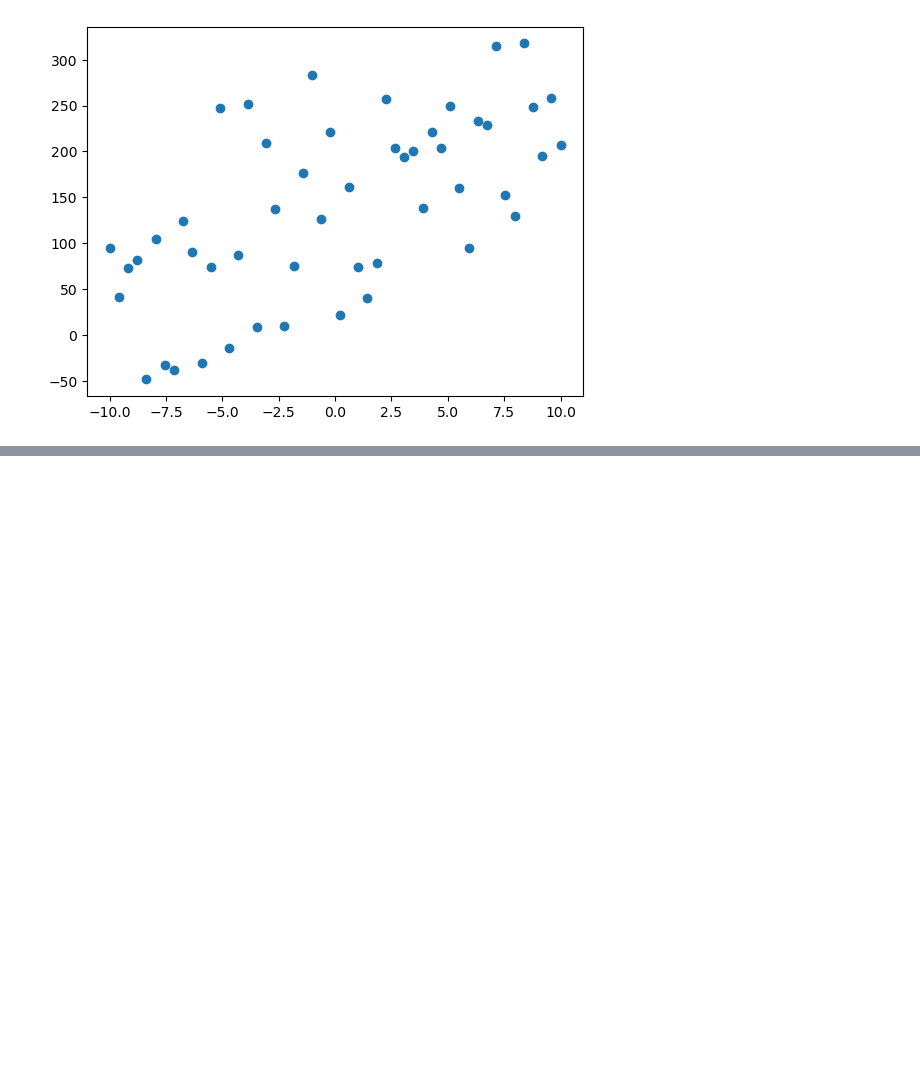
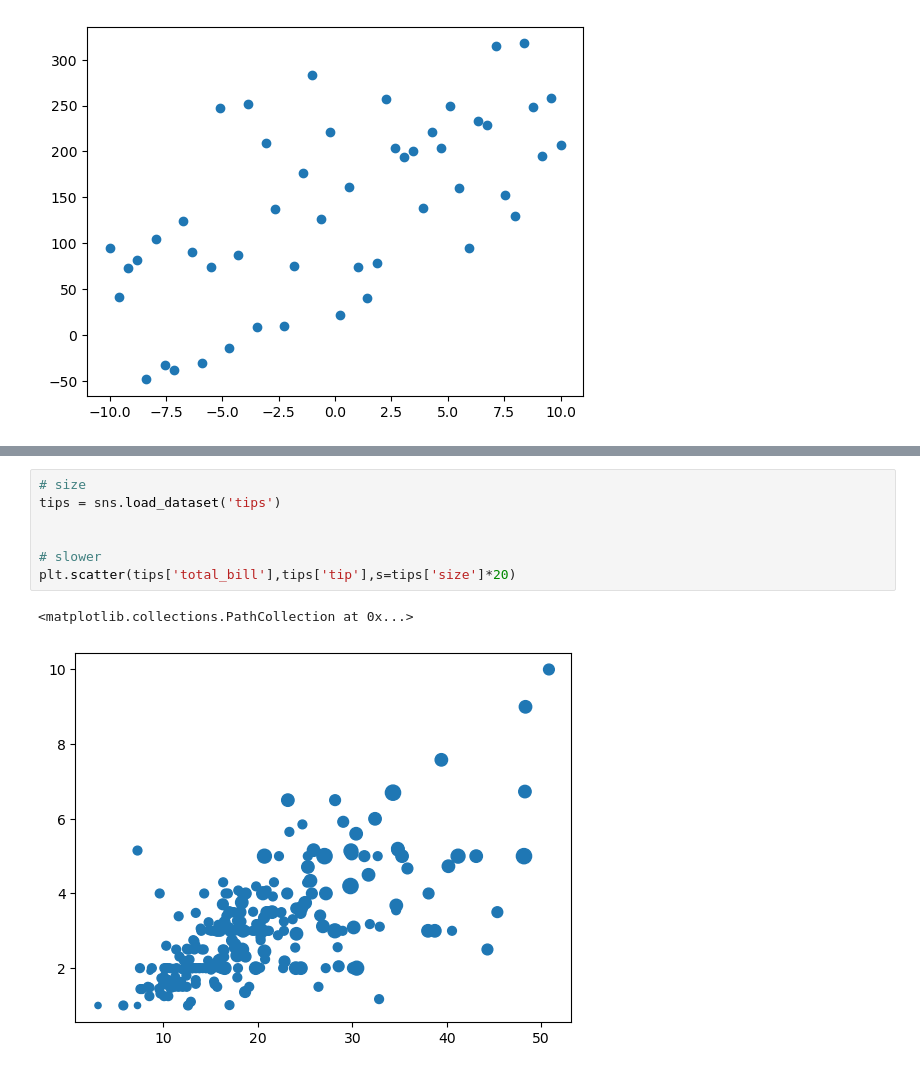
Before and after one commit to rakeshtunasahu/All-about-Python-basic-OOPs-libraries-, a Jupyter notebook: Matplotlib/scatter_plots.ipynb, the cells around one changed output, grey strips where cells are left out. Saved outputs shown, nothing was run; the diff lists cells and outputs as text; blank space fills up the shorter version.

```diff
--- a/Matplotlib/scatter_plots.ipynb
+++ b/Matplotlib/scatter_plots.ipynb
@@ -35,0 +56,10 @@ plt.scatter(x,y)
+# %%
+# size
+tips = sns.load_dataset('tips')
+
+
+# slower
+plt.scatter(tips['total_bill'],tips['tip'],s=tips['size']*20)
+# %% [output]
+<matplotlib.collections.PathCollection at 0x...>
+[figure, added]
```
Also changed, not shown: parts of 3 cells of this notebook.
